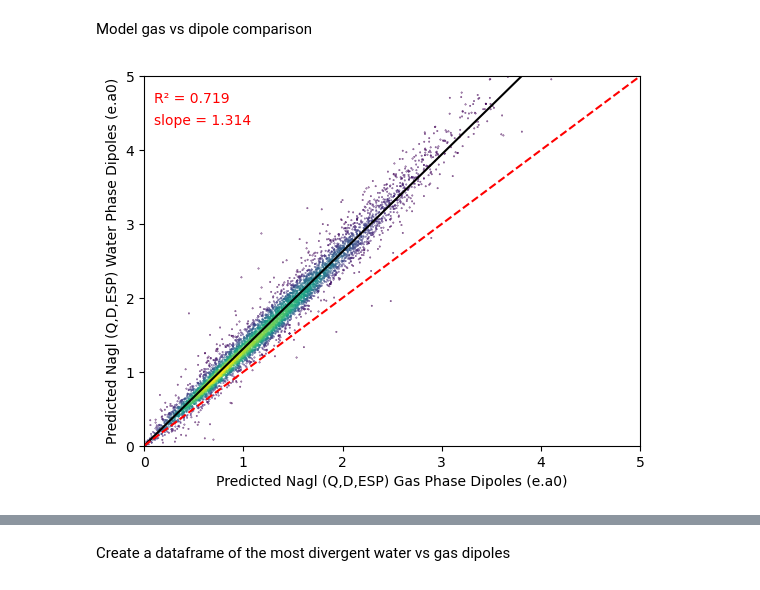
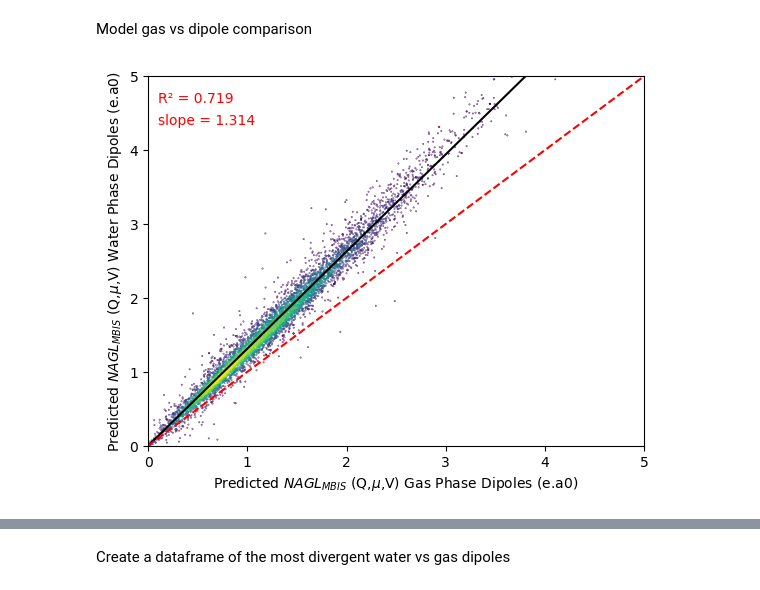
Before and after one commit to bismuthadams1/charge_paper, a Jupyter notebook: benchmarking_new_charge_models/explore_parquet.ipynb, the cells around one changed output, grey strips where cells are left out. Drawn from its saved outputs; the diff is of its cells as text; code cells hidden in the pictures.

```diff
--- a/benchmarking_new_charge_models/explore_parquet.ipynb
+++ b/benchmarking_new_charge_models/explore_parquet.ipynb
@@ -291,8 +291,9 @@ Model gas vs dipole comparison
 # %%
 
 # Load data
-df_water = pd.read_parquet('./water_test_models_over_test.parquet')
-df_gas = pd.read_parquet('./test_models_gas.parquet')
+df_water = pd.read_parquet('./test_water_esp_model.parquet')
+df_gas = pd.read_parquet('./test_gas_esp_model.parquet')
+
 
 #remove charged species
 df_gas = df_gas[~df_gas.apply(filter_charged, axis=1)]
@@ -319,33 +320,33 @@ slope = numerator / denominator
 
 # Define the new best fit line
 fit_line = lambda x: slope * x
 
 # Plot the scatter plot
 xy = np.vstack([gas_filtered, water_filtered])
 z = gaussian_kde(xy)(xy)
 plt.scatter(gas_filtered, water_filtered, s=0.1, c=z, label="Data")
-plt.xlabel('Predicted Nagl (Q,D,ESP) Gas Phase Dipoles (e.a0)')
-plt.ylabel('Predicted Nagl (Q,D,ESP) Water Phase Dipoles (e.a0)')
+plt.xlabel('Predicted $NAGL_{MBIS}$ (Q,$\mu$,V) Gas Phase Dipoles (e.a0)')
+plt.ylabel('Predicted $NAGL_{MBIS}$ (Q,$\mu$,V) Water Phase Dipoles (e.a0)')
 
 # Plot the new best fit line
 x_vals = np.linspace(0, 5, 500)
 plt.plot(x_vals, fit_line(x_vals), color='black', label=f'Best Fit Line (Slope: {slope:.2f})')
 
 # Add equality line
 plt.plot([0, 5], [0, 5], color='red', linestyle='--', label='y=x')
 
 # Set plot limits
 plt.xlim(0, 5)
 plt.ylim(0, 5)
 
 # plt.legend()
 plt.text(0.1, 4.7, f'R² = {r2:.3f}', color='red', fontsize=10, ha='left', va='center')
 plt.text(0.1, 4.4, f'slope = {slope:.3f}', color='red', fontsize=10, ha='left', va='center')
 
 plt.savefig('predicted_gas_vs_water_dipoles.png')
 plt.show()
 
 # Print slope
 print(f"Slope of the best fit line constrained to pass through (0,0): {slope}")
 # %% [output]
-[figure, old version]
+[figure, new version]
```
Also changed, not shown: parts of 3 cells of this notebook, 4 other files.
